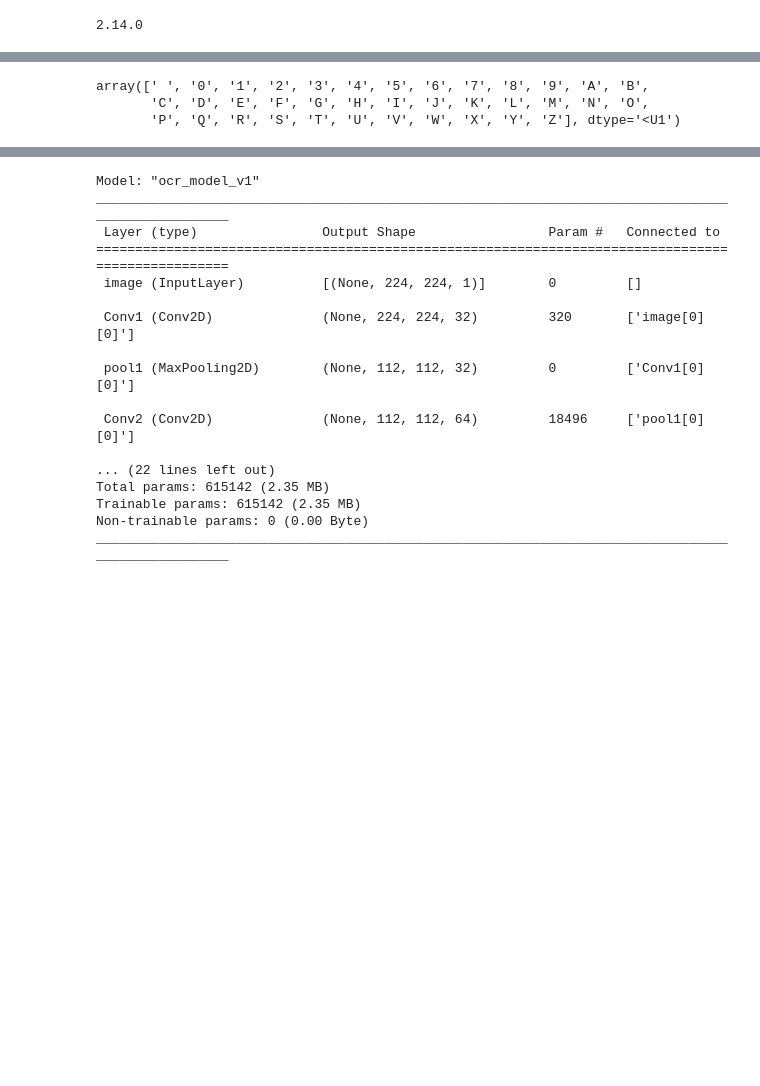
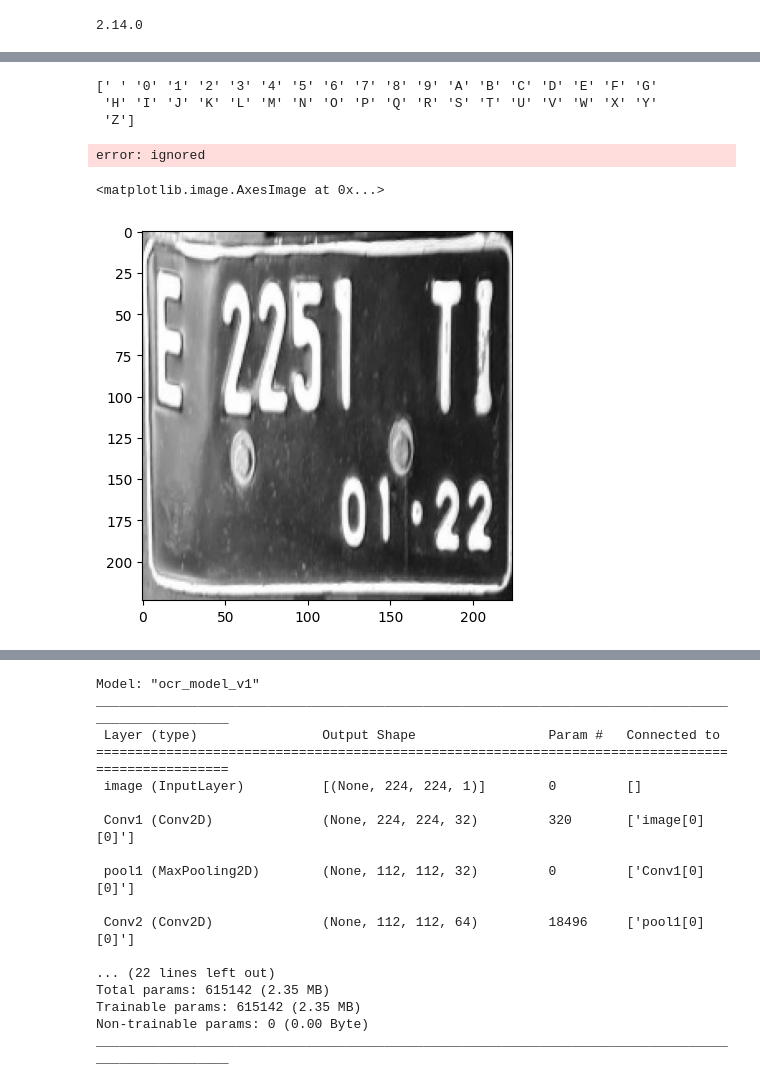
Before and after one commit to kazuma313/LicensePlateRecognition, a Jupyter notebook: LicensePlateRecognition.ipynb, the cells around one changed output, grey strips where cells are left out. Drawn from its saved outputs; the diff is of its cells as text; code cells hidden in the pictures; blank space fills up the shorter version.

```diff
--- a/LicensePlateRecognition.ipynb
+++ b/LicensePlateRecognition.ipynb
@@ -100,10 +108,10 @@ for file in os.listdir(data_dir):
   # img = cv2.imread(file_path)
   # X.append(img)
   X.append(file_path)
+
   while len(label) != max_len:
     label += " "
   y.append(list(label))
   # dataset.append([file_path, label])
   labels.append(label)
-  vocab.update(list(label))
-  max_len = max(max_len, len(label))
+  # vocab.update(list(label))
@@ -124,15 +118,17 @@ LabelEncoder()
-# %%
-le.classes_
-# %% [output]
-array([' ', '0', '1', '2', '3', '4', '5', '6', '7', '8', '9', 'A', 'B',
-       'C', 'D', 'E', 'F', 'G', 'H', 'I', 'J', 'K', 'L', 'M', 'N', 'O',
-       'P', 'Q', 'R', 'S', 'T', 'U', 'V', 'W', 'X', 'Y', 'Z'], dtype='<U1')
 # %%
+base_character = list("ABCDEFGHIJKLMNOPQRSTUVWXYZ0123456789 ")
+from sklearn.preprocessing import LabelEncoder
+le = LabelEncoder()
+le.fit(base_character)
+print(le.classes_)
 y = np.array([le.transform(i) for i in y])
+# %% [output]
+[' ' '0' '1' '2' '3' '4' '5' '6' '7' '8' '9' 'A' 'B' 'C' 'D' 'E' 'F' 'G'
+ 'H' 'I' 'J' 'K' 'L' 'M' 'N' 'O' 'P' 'Q' 'R' 'S' 'T' 'U' 'V' 'W' 'X' 'Y'
+ 'Z']
 # %%
-imgs = []
-for img_path in X:
-    img = tf.io.read_file(img_path)
+def preprocess_img(image_path):
+    img = tf.io.read_file(image_path)
     # 2. Decode and convert to grayscale
     img = tf.io.decode_png(img, channels=1)
     # print(img)
@@ -142,6 +138,6 @@ for img_path in X:
     img = tf.image.resize(img, [224, 224])
     # 5. Transpose the image because we want the time
     # dimension to correspond to the width of the image.
-    img = tf.transpose(img, perm=[1, 0, 2])
+    # img = tf.transpose(img, perm=[1, 0, 2])
 
-    imgs.append(img)
+    return img
@@ -147,0 +146,9 @@ for img_path in X:
+# %%
+(thresh, img_plate_bw) = cv2.threshold(img_test, 0, 255, cv2.THRESH_BINARY + cv2.THRESH_OTSU)
+# %% [output]
+error: ignored
+# %%
+plt.imshow(preprocess_img(X[0]), cmap="gray")
+# %% [output]
+<matplotlib.image.AxesImage at 0x...>
+[figure, added]
```
Also changed, not shown: parts of 113 cells of this notebook.
